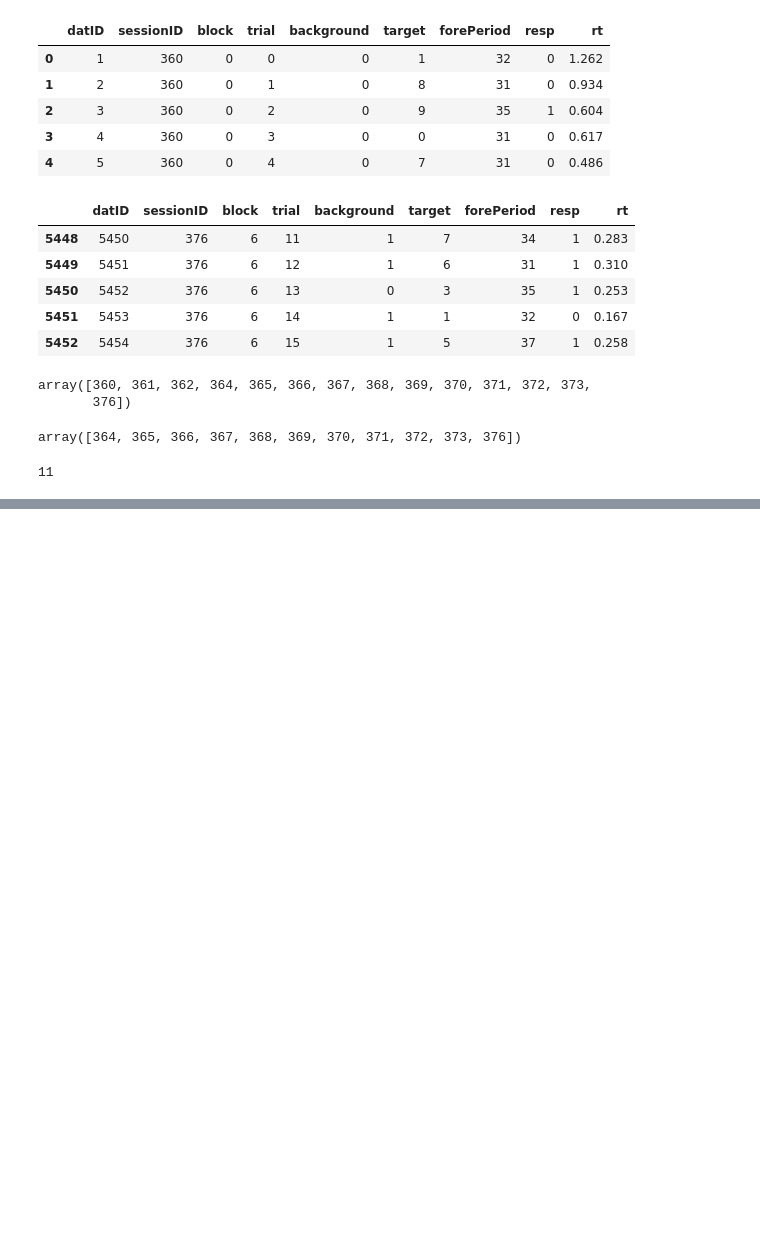
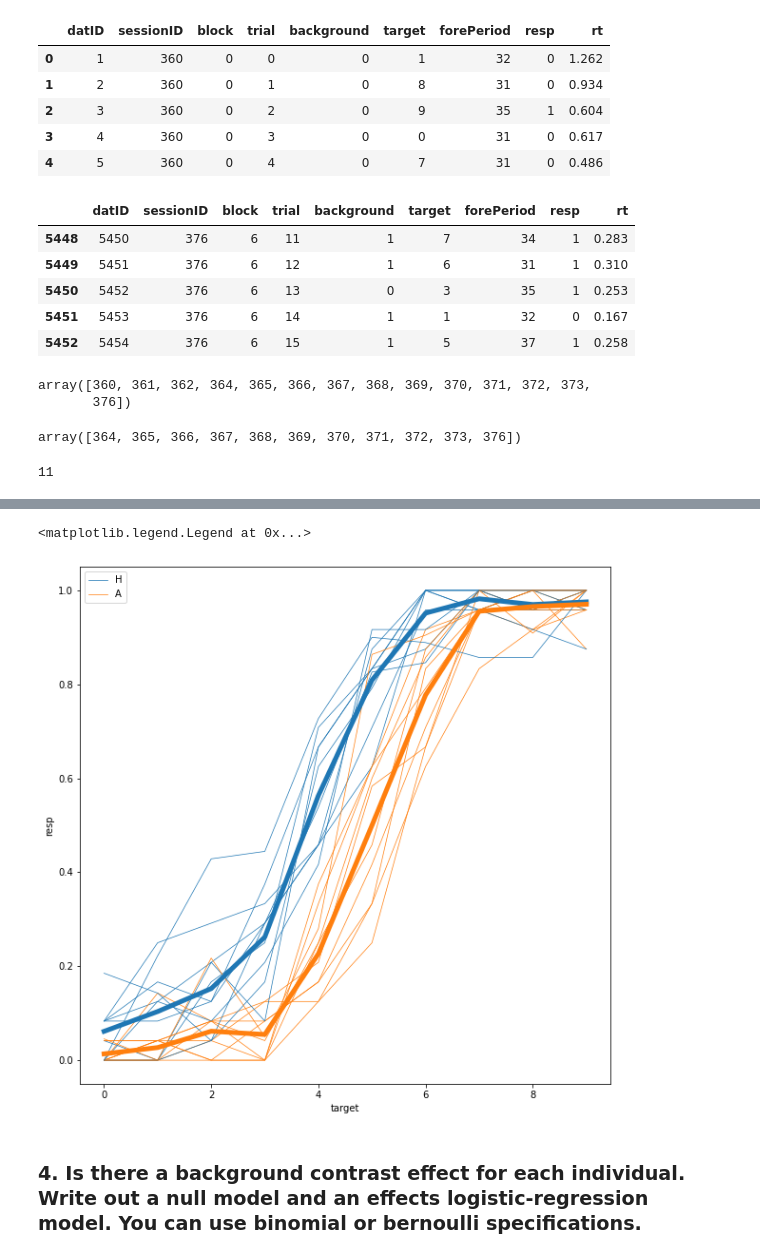
Before and after one commit to jungsunyoo/uci-psych203, a Jupyter notebook: PSYCH203B_A2.ipynb, the cells around one changed output, grey strips where cells are left out. Drawn from its saved outputs; the diff is of its cells as text; code cells hidden in the pictures; blank space fills up the shorter version.

```diff
--- a/PSYCH203B_A2.ipynb
+++ b/PSYCH203B_A2.ipynb
@@ -86,0 +87,4 @@ plt.subplots_adjust(wspace=0.3, hspace=0.5)
+# %%
+# Excluding session 365
+df.drop(df.index[df['sessionID']==365],inplace=True)
+df
@@ -86,0 +105,4 @@ plt.subplots_adjust(wspace=0.3, hspace=0.5)
+# %%
+sessionID = df['sessionID'].unique()
+sessionID
+# We can see that 365 is excluded from the list
@@ -86,0 +113,11 @@ plt.subplots_adjust(wspace=0.3, hspace=0.5)
+# %%
+fig, ax = plt.subplots(figsize=(10,10))
+for sess in sessionID:
+  sns.lineplot(data=df.loc[df['sessionID']==sess], x = 'target', y='resp', hue='background', ax = ax, legend=False, ci=None, linewidth=0.7)
+sns.lineplot(data=df, x = 'target', y='resp', hue='background', ax = ax, linewidth=5, ci=None) # add ci or not?
+plt.legend(labels=['H', 'A'])
+# %% [output]
+<matplotlib.legend.Legend at 0x...>
+[figure, added]
+# %% [markdown]
+### 4. Is there a background contrast effect for each individual. Write out a null model and an effects logistic-regression model. You can use binomial or bernoulli specifications.
```
Also changed, not shown: parts of 22 cells of this notebook.
